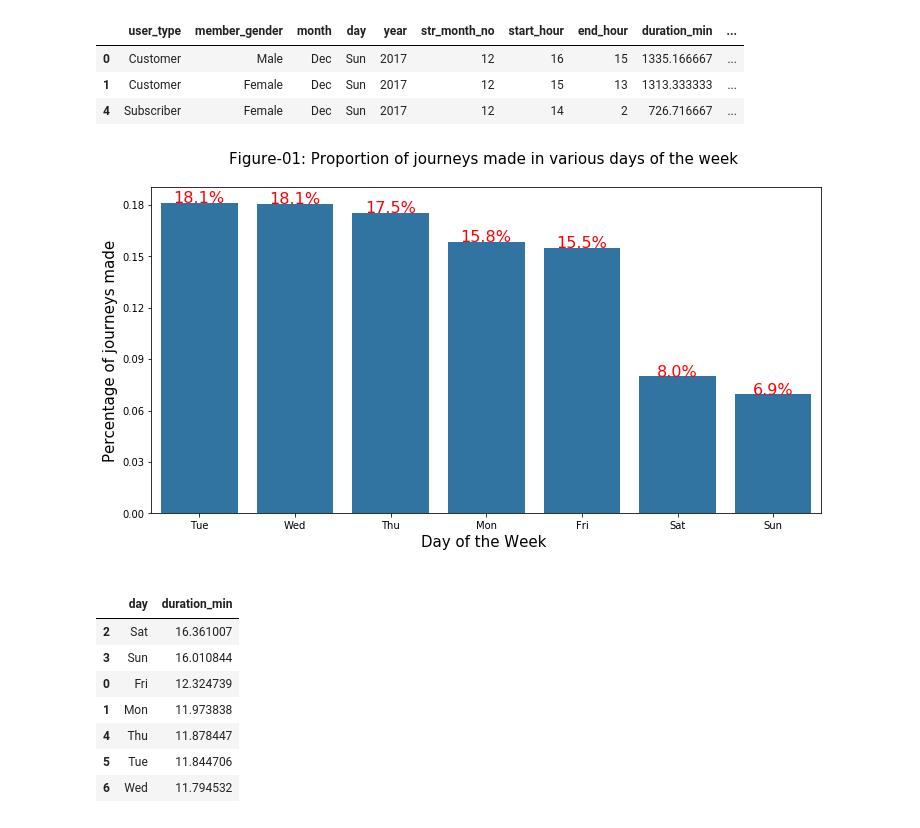
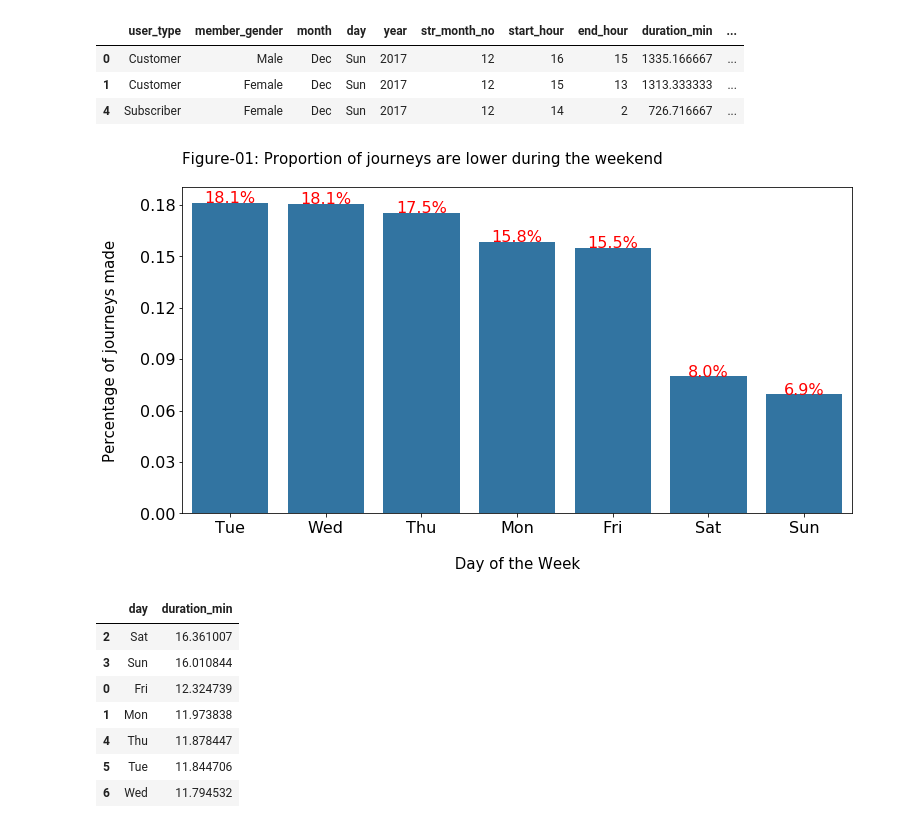
Before and after one commit to jahid-razan/Data-Analyst_Nano_degree_projects, a Jupyter notebook: Data_Story- Time & User Type.ipynb, the cells around one changed output. Saved outputs shown, nothing was run; the diff lists cells and outputs as text; code cells hidden in the pictures.

```diff
--- a/Data_Story- Time & User Type.ipynb
+++ b/Data_Story- Time & User Type.ipynb
@@ -69,38 +63,38 @@ df_time.head(3)
 # %%
 ## Plot Proportion of journeys made per Day
 plt.figure(figsize = [12, 6])
 base_color = sns.color_palette()[1]
 n_points = df_time['day'].value_counts().sum()
 max_count = df_time['day'].value_counts().max()
 max_prop = max_count/ n_points
 
 # generate tick mark locations and names
 tick_props = np.arange(0, max_prop, 0.03)
 tick_names = ['{:0.2f}'.format(v) for v in tick_props]
 
 # create the plot
 base_color = sns.color_palette()[0]
-sns.countplot(data = df_time, x = df_time['day'], color = base_color, order = df_time['day'].value_counts().index )
+sns.countplot(data = df_time, x = df_time['day'], color = base_color, order = df_time['day'].value_counts().index)
 plt.yticks(tick_props * n_points, tick_names)
-plt.xlabel("Day of the Week \n ",fontsize=15)
-plt.ylabel("Percentage of journeys made",fontsize=15)
-plt.title('Figure-01: Proportion of journeys made in various days of the week \n',fontsize=15)
+plt.xlabel("\n Day of the Week ",fontsize=15)
+plt.ylabel("Percentage of journeys made\n",fontsize=15)
+plt.title('Figure-01: Proportion of journeys are lower during the weekend \n',fontsize=15, loc="left")
 plt.rc('xtick',labelsize=16)
 plt.rc('ytick',labelsize=16)
 
 # add annotations
 cat_counts = df_time['day'].value_counts()
 locs, labels = plt.xticks() # get the current tick locations and labels
 
 # loop through each pair of locations and labels
 for loc, label in zip(locs, labels):
 
     # get the text property for the label to get the correct count
     count = cat_counts[label.get_text()]
     pct_string = '{:0.1f}%'.format(100*count/n_points)
     plt.text(loc, count+1, pct_string, ha = 'center', color = 'R', fontsize=16)
 # %% [output]
-[figure, old version]
+[figure, new version]
 # %%
 avg_duration = df_time.groupby(['day']).mean().duration_min.reset_index().sort_values('duration_min', ascending=False)
 avg_duration
```
Also changed, not shown: parts of 38 cells of this notebook.
